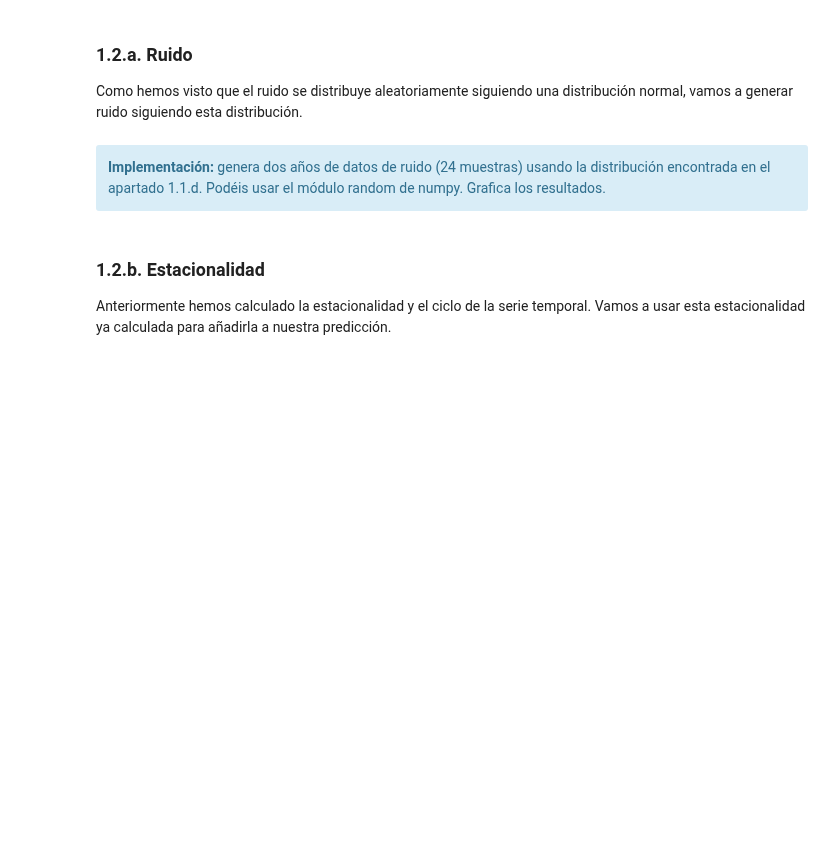
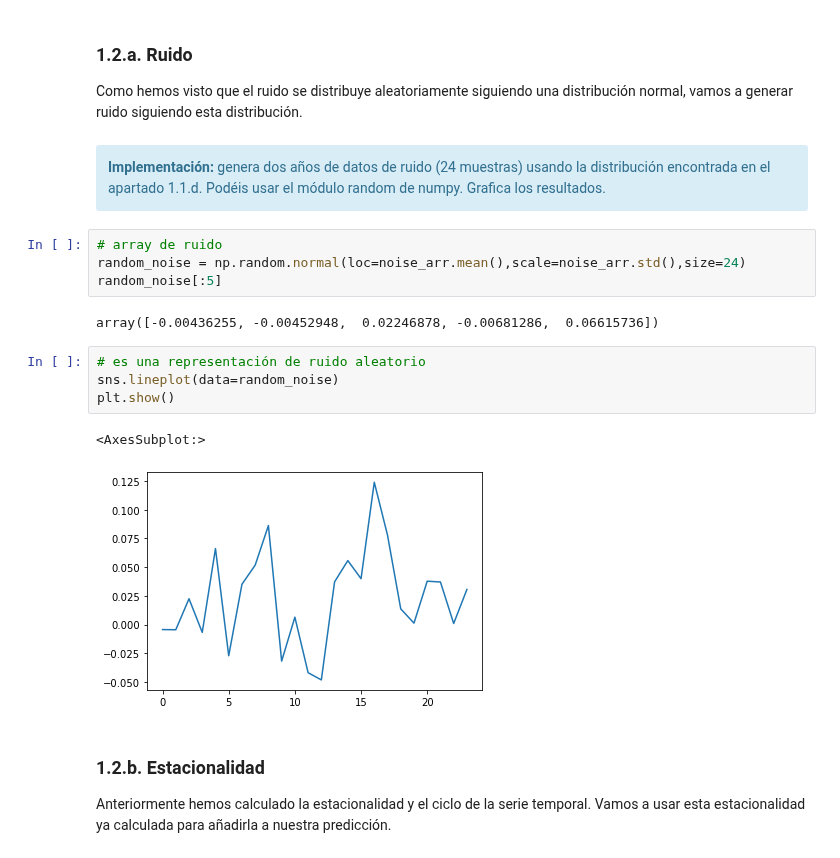
Before and after one commit to angelbujalance/MAME_PEC, a Jupyter notebook: 20221_M2.855_PEC4-Enunciado.ipynb, the cells around one changed output. Drawn from its saved outputs; the diff is of its cells as text; blank space fills up the shorter version.

```diff
--- a/20221_M2.855_PEC4-Enunciado.ipynb
+++ b/20221_M2.855_PEC4-Enunciado.ipynb
@@ -419,6 +419,19 @@ Como hemos visto que el ruido se distribuye aleatoriamente siguiendo una distrib
 <div class="alert alert-block alert-info">
     <strong>Implementación:</strong> genera dos años de datos de ruido (24 muestras) usando la distribución encontrada en el apartado 1.1.d. Podéis usar el módulo random de numpy. Grafica los resultados.
 </div>
+# %%
+# array de ruido
+random_noise = np.random.normal(loc=noise_arr.mean(),scale=noise_arr.std(),size=24)
+random_noise[:5]
+# %% [output]
+array([-0.00436255, -0.00452948,  0.02246878, -0.00681286,  0.06615736])
+# %%
+# es una representación de ruido aleatorio
+sns.lineplot(data=random_noise)
+plt.show()
+# %% [output]
+<AxesSubplot:>
+[figure, added]
 # %% [markdown]
 ### 1.2.b. Estacionalidad
 
```
Also changed, not shown: parts of 4 cells of this notebook.
